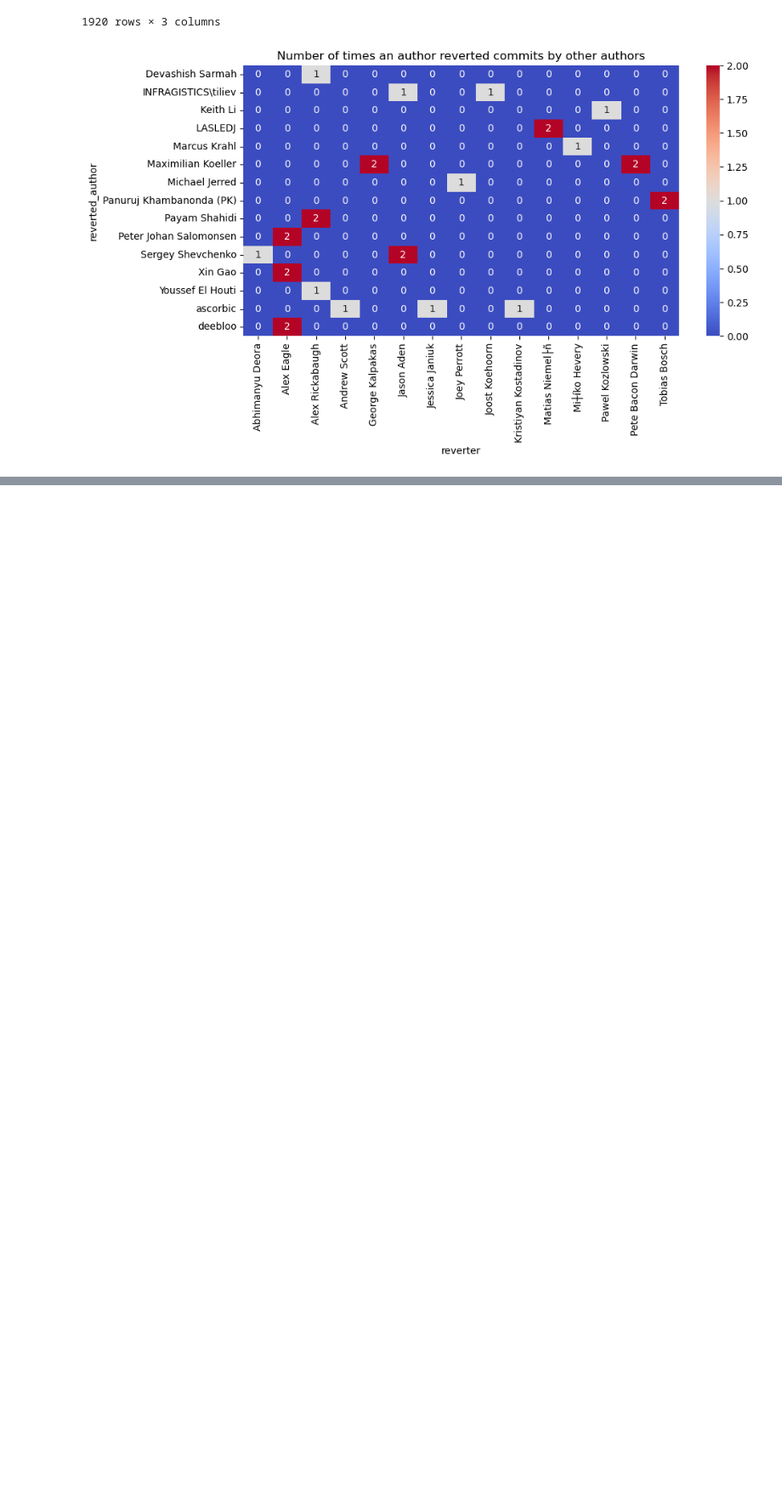
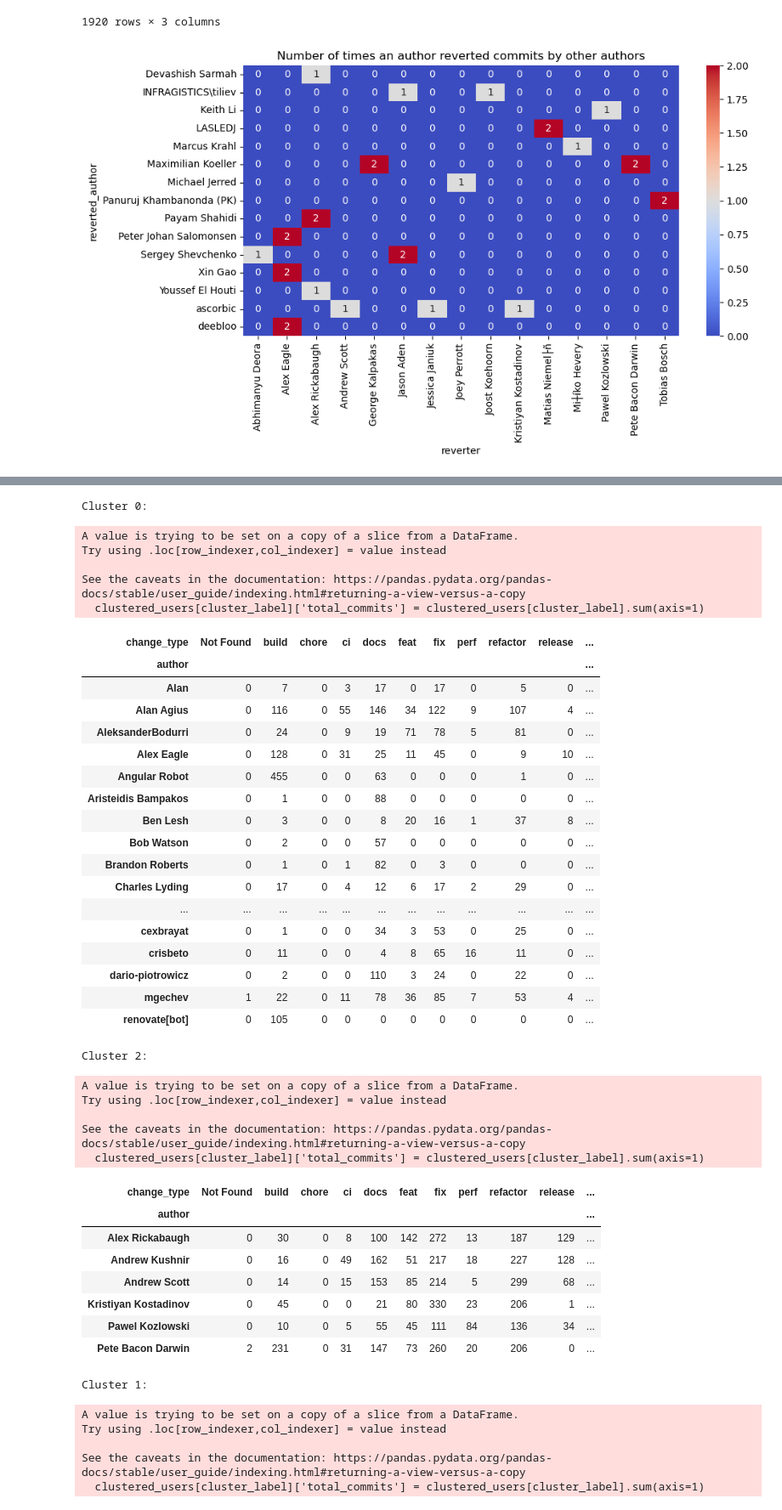
Before and after one commit to Smile1294/ProcessMining, a Jupyter notebook: users_actions.ipynb, the cells around one changed output, grey strips where cells are left out. Shown: that part at 85% size. Drawn from its saved outputs; the diff is of its cells as text; code cells hidden in the pictures; blank space fills up the shorter version.

```diff
--- a/users_actions.ipynb
+++ b/users_actions.ipynb
@@ -252,0 +356,57 @@ plt.show()
+# %%
+# Separate the users into different DataFrames based on their cluster assignment
+clustered_users = {}
+
+# Iterate over each unique cluster and create a DataFrame for it
+for cluster_label in user_action_counts['Cluster'].unique():
+    clustered_users[cluster_label] = user_action_counts[user_action_counts['Cluster'] == cluster_label]
+    #add total ammount of commits per user
+    clustered_users[cluster_label]['total_commits'] = clustered_users[cluster_label].sum(axis=1)
+
+    print(f"Cluster {cluster_label}:")
+    display(clustered_users[cluster_label])  # Display the DataFrame for the current cluster
+# %% [output]
+Cluster 0:
+A value is trying to be set on a copy of a slice from a DataFrame.
+Try using .loc[row_indexer,col_indexer] = value instead
+
+See the caveats in the documentation: https://pandas.pydata.org/pandas-docs/stable/user_guide/indexing.html#returning-a-view-versus-a-copy
+  clustered_users[cluster_label]['total_commits'] = clustered_users[cluster_label].sum(axis=1)
+| change_type | Not Found | build | chore | ci | docs | feat | fix | perf | refactor | release | ... |
+| author |  |  |  |  |  |  |  |  |  |  | ... |
+| Alan | 0 | 7 | 0 | 3 | 17 | 0 | 17 | 0 | 5 | 0 | ... |
+| Alan Agius | 0 | 116 | 0 | 55 | 146 | 34 | 122 | 9 | 107 | 4 | ... |
+| AleksanderBodurri | 0 | 24 | 0 | 9 | 19 | 71 | 78 | 5 | 81 | 0 | ... |
+| Alex Eagle | 0 | 128 | 0 | 31 | 25 | 11 | 45 | 0 | 9 | 10 | ... |
+| Angular Robot | 0 | 455 | 0 | 0 | 63 | 0 | 0 | 0 | 1 | 0 | ... |
+| Aristeidis Bampakos | 0 | 1 | 0 | 0 | 88 | 0 | 0 | 0 | 0 | 0 | ... |
+| Ben Lesh | 0 | 3 | 0 | 0 | 8 | 20 | 16 | 1 | 37 | 8 | ... |
+| Bob Watson | 0 | 2 | 0 | 0 | 57 | 0 | 0 | 0 | 0 | 0 | ... |
+| Brandon Roberts | 0 | 1 | 0 | 1 | 82 | 0 | 3 | 0 | 0 | 0 | ... |
+| Charles Lyding | 0 | 17 | 0 | 4 | 12 | 6 | 17 | 2 | 29 | 0 | ... |
+| ... | ... | ... | ... | ... | ... | ... | ... | ... | ... | ... | ... |
+| cexbrayat | 0 | 1 | 0 | 0 | 34 | 3 | 53 | 0 | 25 | 0 | ... |
+| crisbeto | 0 | 11 | 0 | 0 | 4 | 8 | 65 | 16 | 11 | 0 | ... |
+| dario-piotrowicz | 0 | 2 | 0 | 0 | 110 | 3 | 24 | 0 | 22 | 0 | ... |
+| mgechev | 1 | 22 | 0 | 11 | 78 | 36 | 85 | 7 | 53 | 4 | ... |
+| renovate[bot] | 0 | 105 | 0 | 0 | 0 | 0 | 0 | 0 | 0 | 0 | ... |
+Cluster 2:
+A value is trying to be set on a copy of a slice from a DataFrame.
+Try using .loc[row_indexer,col_indexer] = value instead
+
+See the caveats in the documentation: https://pandas.pydata.org/pandas-docs/stable/user_guide/indexing.html#returning-a-view-versus-a-copy
+  clustered_users[cluster_label]['total_commits'] = clustered_users[cluster_label].sum(axis=1)
+| change_type | Not Found | build | chore | ci | docs | feat | fix | perf | refactor | release | ... |
+| author |  |  |  |  |  |  |  |  |  |  | ... |
+| Alex Rickabaugh | 0 | 30 | 0 | 8 | 100 | 142 | 272 | 13 | 187 | 129 | ... |
+| Andrew Kushnir | 0 | 16 | 0 | 49 | 162 | 51 | 217 | 18 | 227 | 128 | ... |
+| Andrew Scott | 0 | 14 | 0 | 15 | 153 | 85 | 214 | 5 | 299 | 68 | ... |
+| Kristiyan Kostadinov | 0 | 45 | 0 | 0 | 21 | 80 | 330 | 23 | 206 | 1 | ... |
+| Pawel Kozlowski | 0 | 10 | 0 | 5 | 55 | 45 | 111 | 84 | 136 | 34 | ... |
+| Pete Bacon Darwin | 2 | 231 | 0 | 31 | 147 | 73 | 260 | 20 | 206 | 0 | ... |
+Cluster 1:
+A value is trying to be set on a copy of a slice from a DataFrame.
+Try using .loc[row_indexer,col_indexer] = value instead
+
+See the caveats in the documentation: https://pandas.pydata.org/pandas-docs/stable/user_guide/indexing.html#returning-a-view-versus-a-copy
+  clustered_users[cluster_label]['total_commits'] = clustered_users[cluster_label].sum(axis=1)
```
Also changed, not shown: parts of 7 cells of this notebook.
